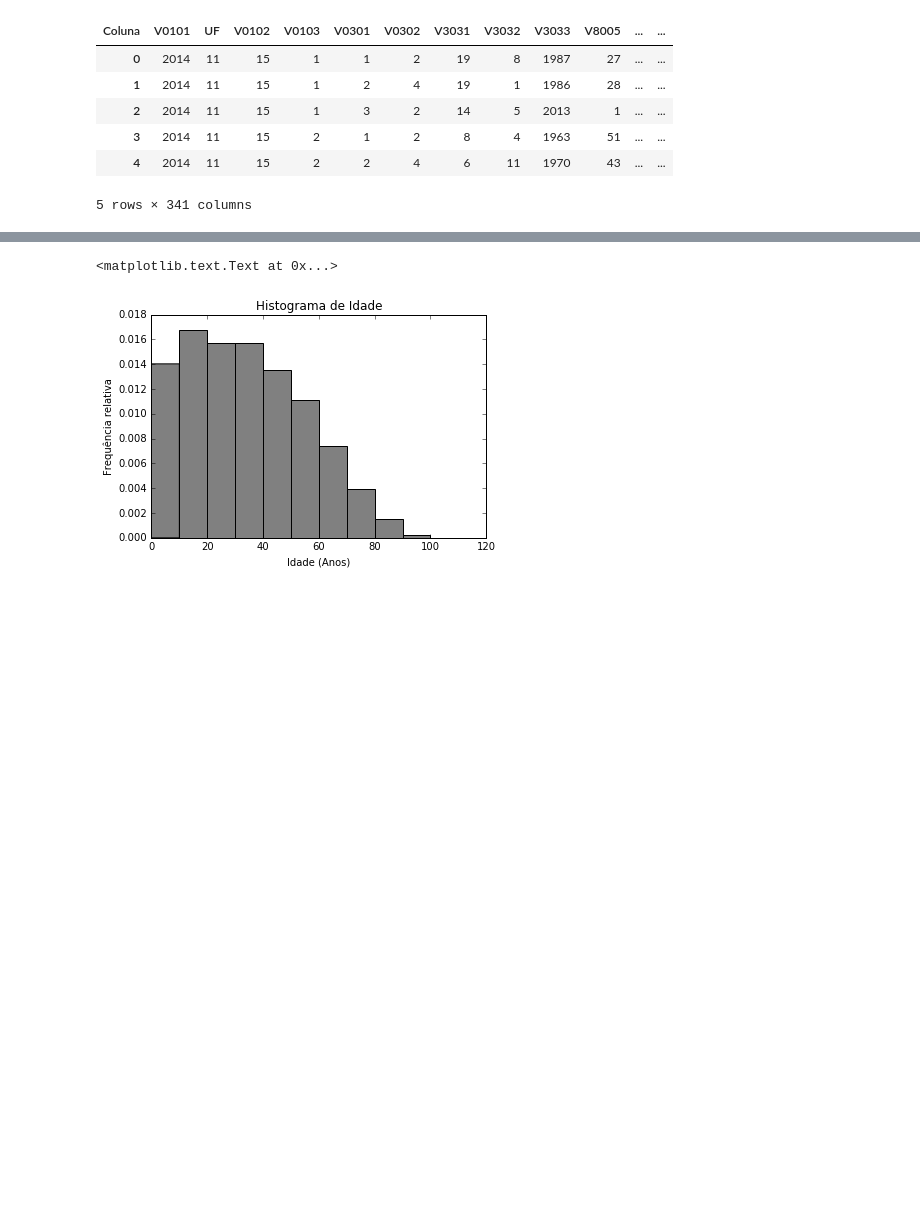
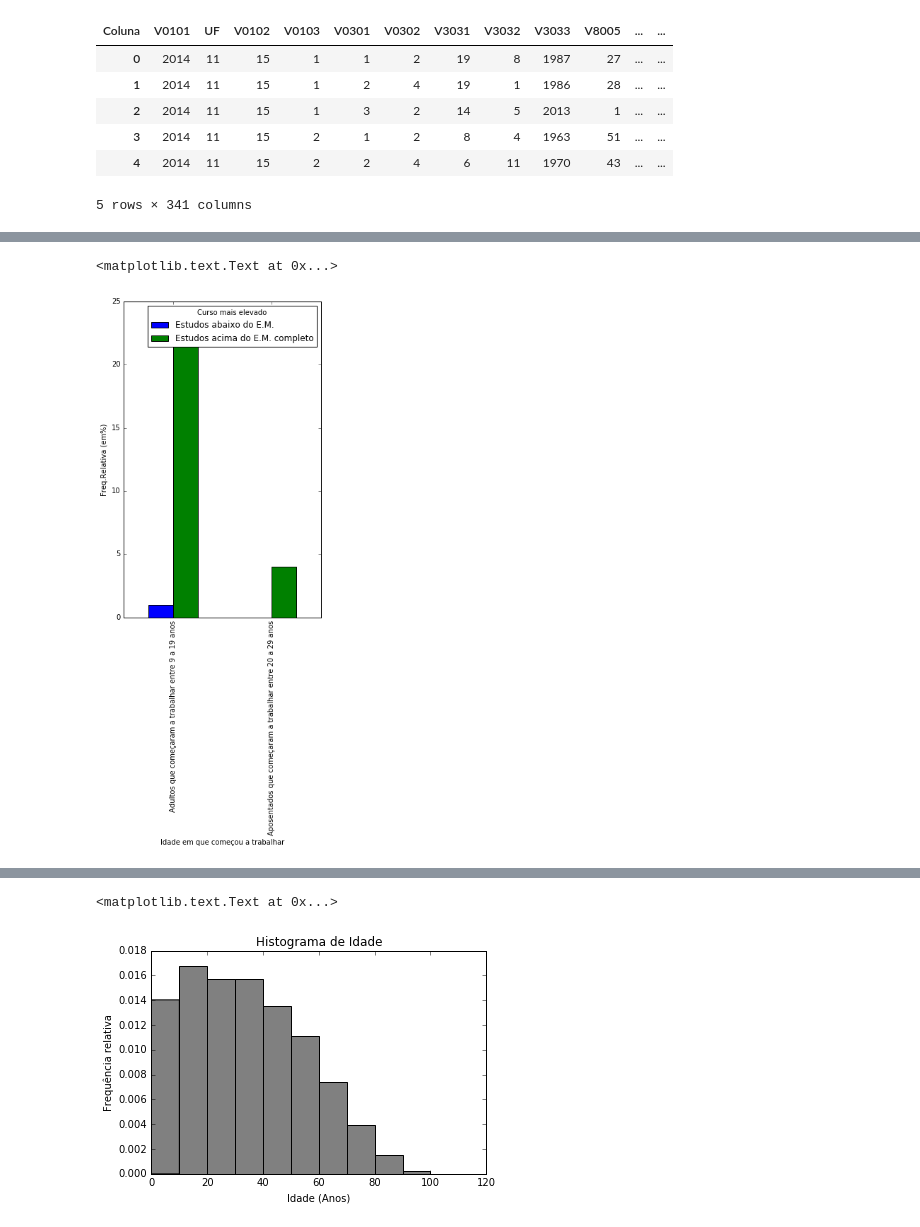
Before and after one commit to brunodratcu/CD, a Jupyter notebook: Projeto1/Projeto1 Layout.ipynb, the cells around one changed output, grey strips where cells are left out. Saved outputs shown, nothing was run; the diff lists cells and outputs as text; code cells hidden in the pictures; blank space fills up the shorter version.

```diff
--- a/Projeto1/Projeto1 Layout.ipynb
+++ b/Projeto1/Projeto1 Layout.ipynb
@@ -279,0 +276,7 @@ velha_geracao vs renda e adultos_espertos vs renda
+# %%
+#Tabela que mostra a idade em que a pessoa começou a trabalhar com o curso mais elevado que ela completou
+
+print('Tabela Cruzada por Idade em que começou a trabalhar vs Curso mais elevado (em %):')
+tab1=pd.crosstab(escolhas["Começou a trabalhar"], escolhas["Curso mais elevado"], margins=True,rownames=['Idade em que começou a trabalhar'], colnames=['Curso mais elevado'])
+tab12=(tab1/len(escolhas)*100).round(decimals=0)
+tab12
@@ -279,0 +291,9 @@ velha_geracao vs renda e adultos_espertos vs renda
+# %%
+#Grafico que mostra a tabela acima
+
+tabfim1 = tab12.iloc[-3:-1,-3:-1]
+plot = tabfim1.plot(kind='bar', figsize=(5, 8))
+plt.ylabel('Freq.Relativa (em%)')
+# %% [output]
+<matplotlib.text.Text at 0x...>
+[figure, added]
```
Also changed, not shown: parts of 17 cells of this notebook.
